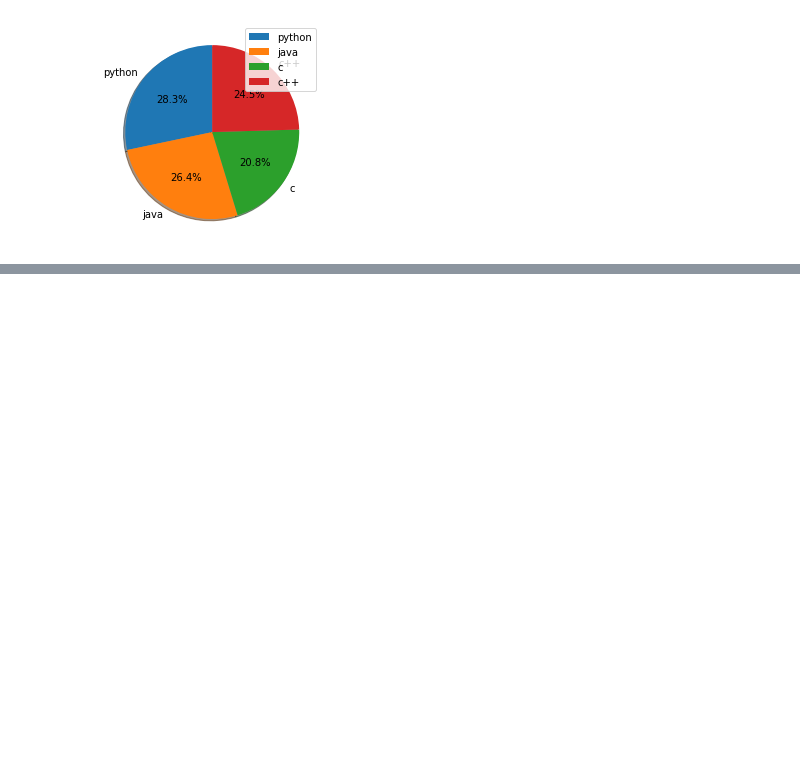
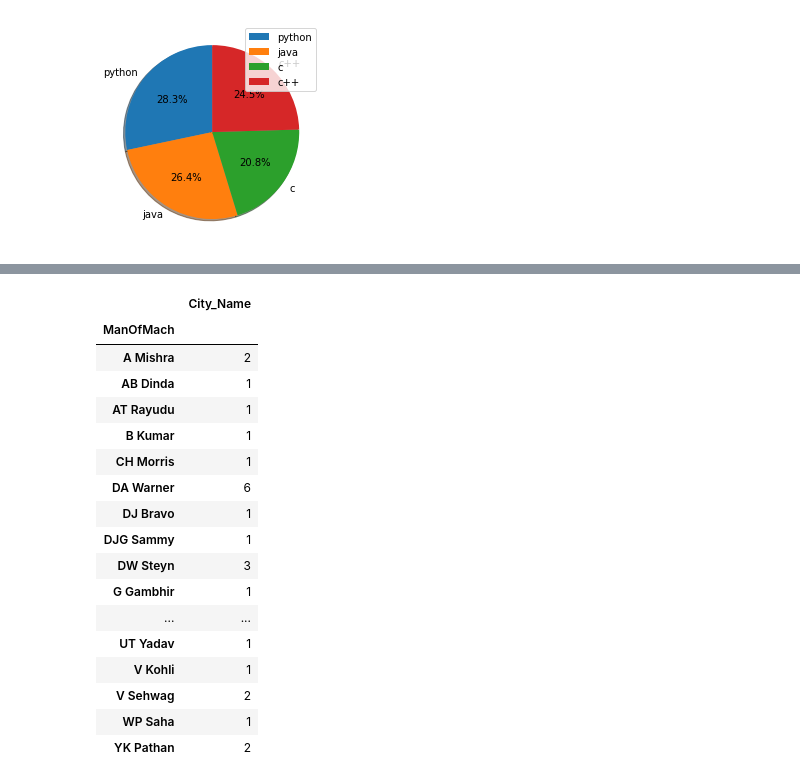
Before and after one commit to Bhargavkrishna137/gitam-vizag-python, a Jupyter notebook: Day 06(21-09-2019).ipynb, the cells around one changed output, grey strips where cells are left out. Drawn from its saved outputs; the diff is of its cells as text; code cells hidden in the pictures; blank space fills up the shorter version.

```diff
--- a/Day 06(21-09-2019).ipynb
+++ b/Day 06(21-09-2019).ipynb
@@ -210,0 +260,23 @@ plt.show()
+# %%
+a=d[['ManOfMach','City_Name']]
+m=a[a.City_Name == 'Hyderabad']
+m.groupby('ManOfMach').count()
+# %% [output]
+|  | City_Name |
+| ManOfMach |  |
+| A Mishra | 2 |
+| AB Dinda | 1 |
+| AT Rayudu | 1 |
+| B Kumar | 1 |
+| CH Morris | 1 |
+| DA Warner | 6 |
+| DJ Bravo | 1 |
+| DJG Sammy | 1 |
+| DW Steyn | 3 |
+| G Gambhir | 1 |
+| ... | ... |
+| UT Yadav | 1 |
+| V Kohli | 1 |
+| V Sehwag | 2 |
+| WP Saha | 1 |
+| YK Pathan | 2 |
```
Also changed, not shown: parts of 7 cells of this notebook.
